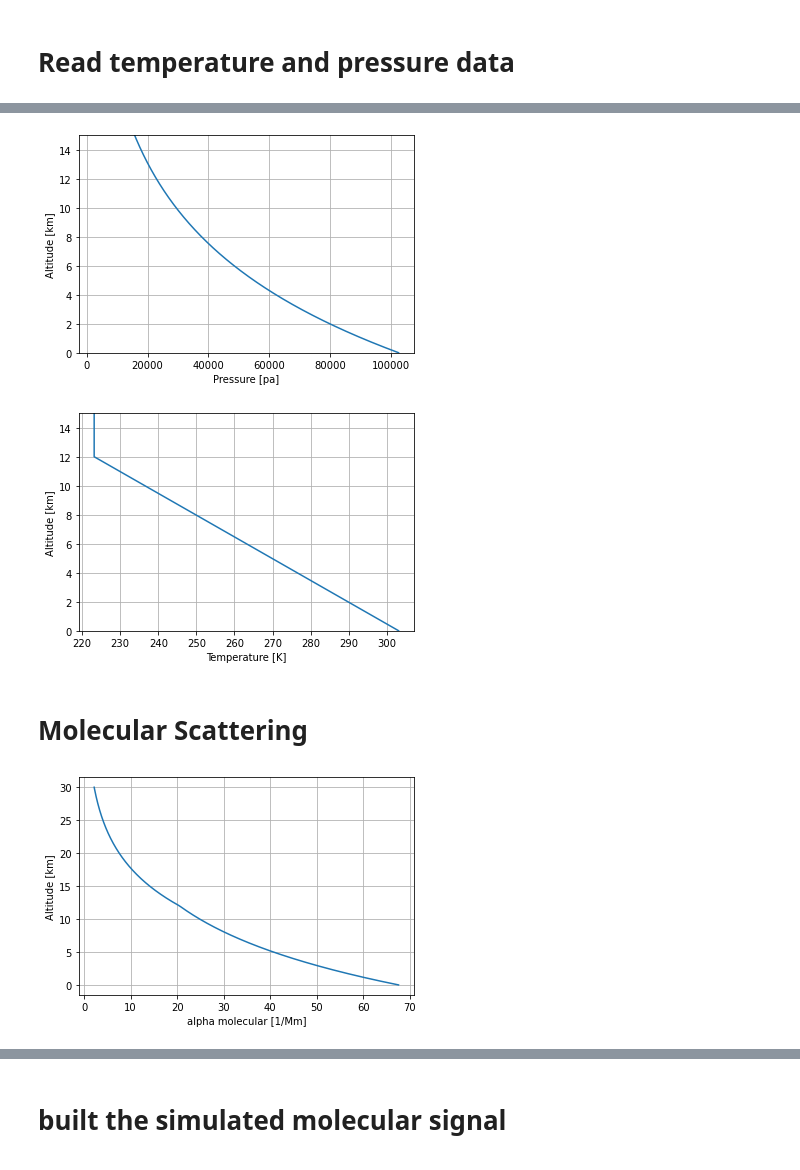
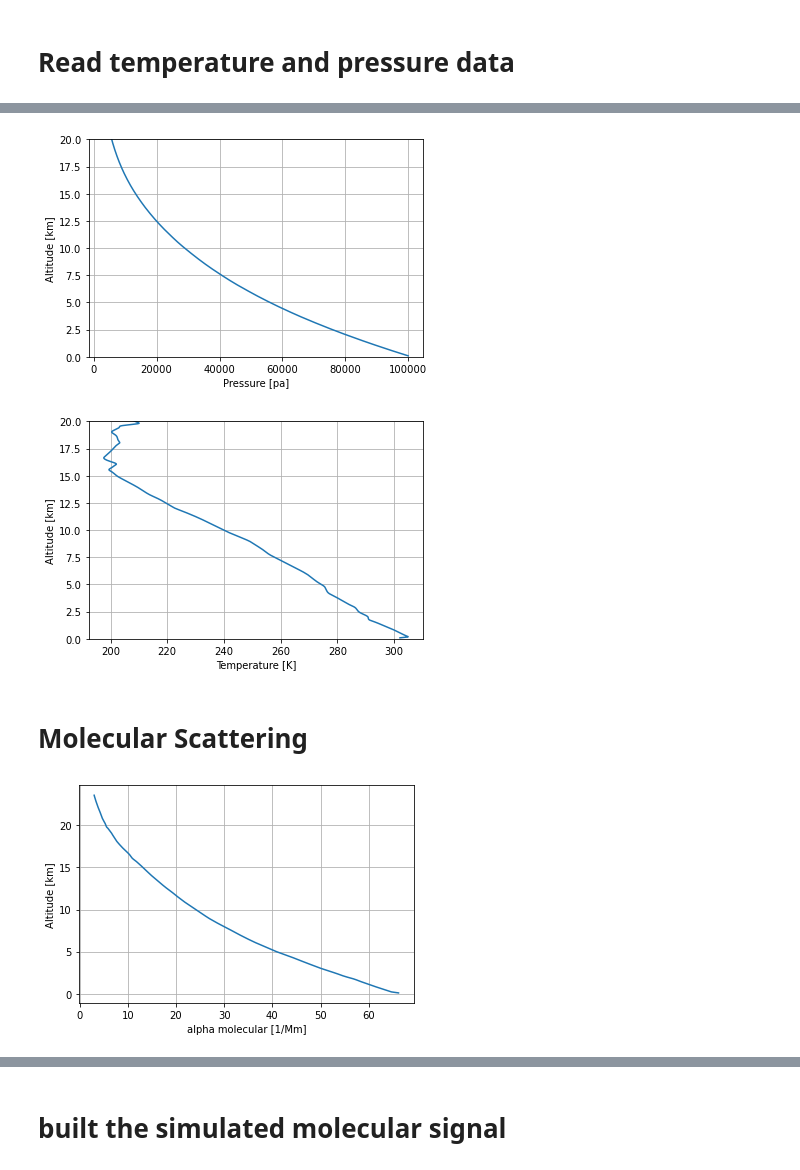
Before and after one commit to hmjbarbosa/RMlicelPython, a Jupyter notebook: Rotina.ipynb, the cells around one changed output, grey strips where cells are left out. Saved outputs shown, nothing was run; the diff lists cells and outputs as text; code cells hidden in the pictures.

```diff
--- a/Rotina.ipynb
+++ b/Rotina.ipynb
@@ -95,0 +172,2 @@ array([102478.07889371, 102382.05071499, 102286.1125205 , ...,
+# %%
+PairTair = pd.read_fwf('PairTair.txt', header=None)
@@ -96,9 +183,27 @@ array([102478.07889371, 102382.05071499, 102286.1125205 , ...,
+# %%
+Pair = 100*PairTair[0]
+Tair = 273.15 + PairTair[2]
+
+bg = np.mean(s355[-500:])  # O background eh a media dos ultimos 500 bins
+n_alt = alt[11:3145]    # Preciso ajustar o tamanho dos arrays de altitude e sinal
+                        # pra poder fazer a interpolacao
+n_s355 = s355[11:3145]  # '''
+
+x = PairTair[1]
+y = Pair
+f = interp1d(x, y, kind='cubic')
+newPair = f(n_alt)
+
+
+y = Tair
+f = interp1d(x, y, kind='cubic')
+newTair = f(n_alt)
 # %%
-plt.plot(Pair, alt*1e-3)
+plt.plot(newPair, n_alt*1e-3)
 plt.grid(True)
 plt.xlabel('Pressure [pa]')
 plt.ylabel('Altitude [km]')
-plt.ylim(0, 15)
-plt.savefig('fig4', dpi=200)
+plt.ylim(0, 20)
+plt.savefig('Pres_profile', dpi=200)
 # %% [output]
-[figure, old version]
+[figure, new version]
@@ -109,12 +210,12 @@ Tair = np.concatenate((Tair, Tair_p), axis=0)
 # %%
-plt.plot(Tair, alt*1e-3)
+plt.plot(newTair, n_alt*1e-3)
 plt.grid(True)
 plt.xlabel('Temperature [K]')
 plt.ylabel('Altitude [km]')
-plt.ylim(0, 15)
-plt.savefig('fig5', dpi=200)
+plt.ylim(0, 20)
+plt.savefig('Temp_profile', dpi=200)
 # %% [output]
-[figure, old version]
+[figure, new version]
 # %% [markdown]
 # Molecular Scattering
 # %%
@@ -128,9 +229,9 @@ alpha_mol, beta_mol, LR_mol = alphabeta(Pair, Tair, lambd, co2)
 # %%
-plt.plot(alpha_mol*1e6, alt*1e-3)
+plt.plot(alpha_mol*1e6, n_alt*1e-3)
 plt.grid(True)
 plt.xlabel('alpha molecular [1/Mm]')
 plt.ylabel('Altitude [km]')
 plt.savefig('fig6', dpi=200)
 # %% [output]
-[figure, old version]
+[figure, new version]
 # %%
```
Also changed, not shown: parts of 37 cells of this notebook, 3 other files.
